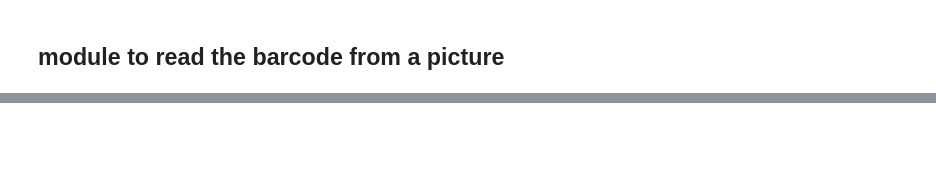
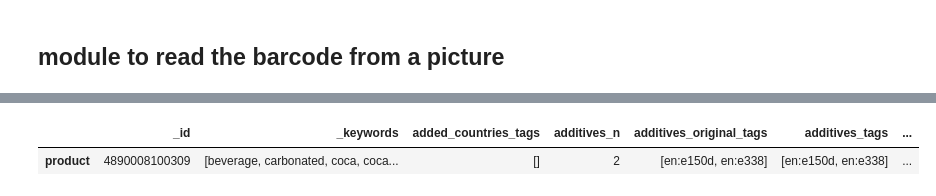
Before and after one commit to michael-wales/smartfoodscan, a Jupyter notebook: notebooks/barcode-scanner.ipynb, the cells around one changed output, grey strips where cells are left out. Saved outputs shown, nothing was run; the diff lists cells and outputs as text; code cells hidden in the pictures; blank space fills up the shorter version.

Commit message:
barcode and API done

```diff
--- a/notebooks/barcode-scanner.ipynb
+++ b/notebooks/barcode-scanner.ipynb
@@ -82,9 +35,15 @@ from PIL import Image
 # Load the image
 image = Image.open('/home/juan/code/michael-wales/smartfoodscan/images/barcode.jpeg')
 
-# Decode the barcode
-decoded = decode(image)
+def barcode_scanner(image):
 
-# Print the barcode data and type
-for barcode in decoded:
-    print(f'Data: {barcode.data.decode("utf-8")}, Type: {barcode.type}')
+    # Decode the barcode
+    decoded = decode(image)
+
+    # Print the barcode data and type
+    for barcode in decoded:
+
+        return int(barcode.data.decode("utf-8"))
+
+#barcode number as int
+key = barcode_scanner(image)
@@ -92,0 +52,19 @@ Data: 4890008100309, Type: EAN13
+# %%
+#call API
+import pandas as pd
+import requests
+import json
+
+#make the request to the API
+def get_food_data(key):
+    url = f"https://world.openfoodfacts.org/api/v0/product/{key}.json"
+    response = requests.get(url)
+    if response.status_code == 200:
+        data = response.json()
+        return data
+    else:
+        return f"Error connection with the API: {response.status_code}"
+
+
+food_data =get_food_data(key)
+food_data
@@ -92,0 +89,10 @@ Data: 4890008100309, Type: EAN13
+# %%
+pd.set_option('display.max_columns', None)
+
+
+#convert the data to a dataframe
+food_data_df = pd.DataFrame(food_data).transpose()[1:2]
+food_data_df
+# %% [output]
+|  | _id | _keywords | added_countries_tags | additives_n | additives_original_tags | additives_tags | ... |
+| product | 4890008100309 | [beverage, carbonated, coca, coca... | [] | 2 | [en:e150d, en:e338] | [en:e150d, en:e338] | ... |
```
Also changed, not shown: parts of 8 cells of this notebook, 2 other files.
